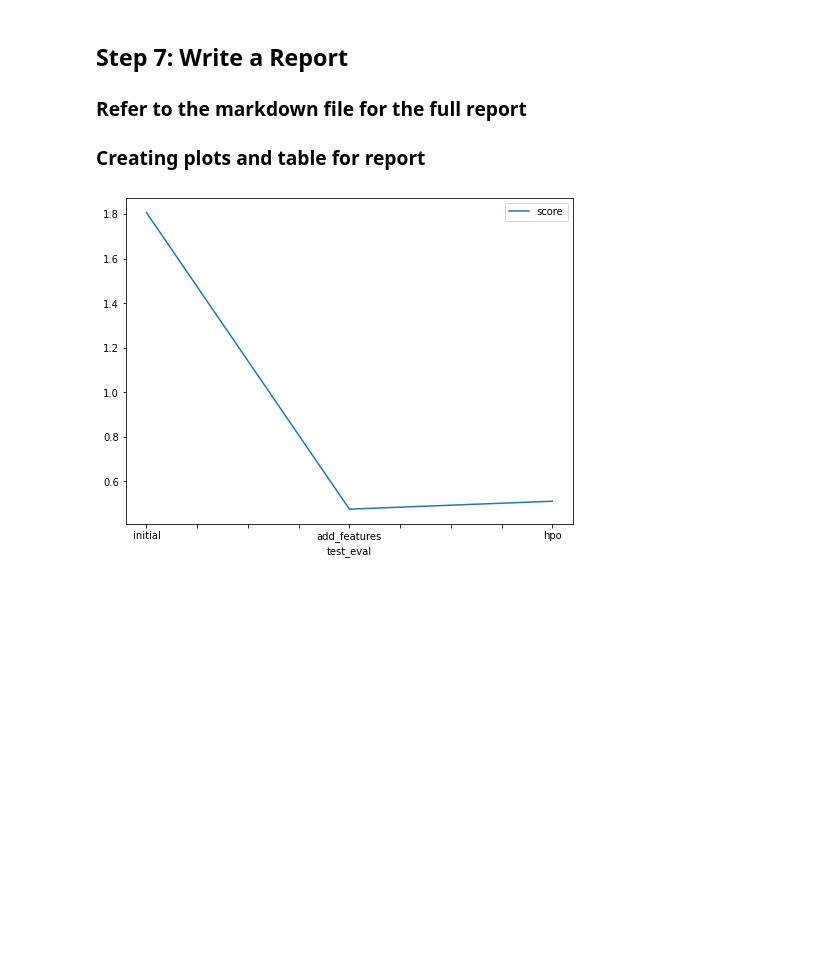
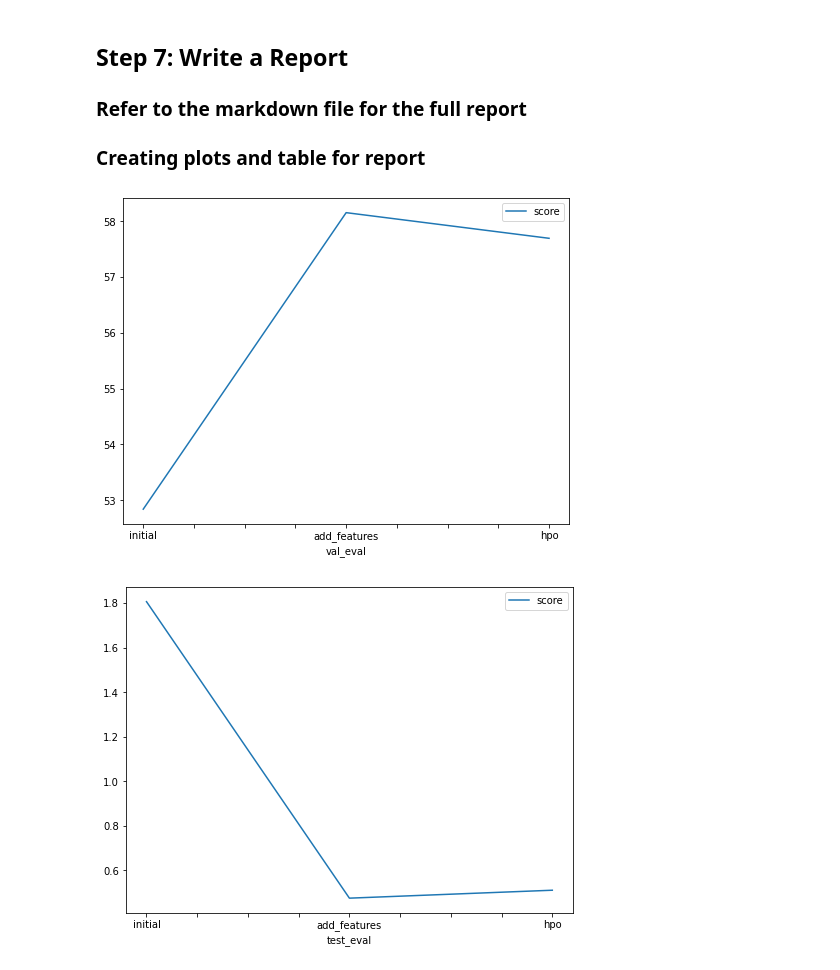
Before and after one commit to phamvanhanh6720/cd0385-project-starter, a Jupyter notebook: project/project-template.ipynb, the cells around one changed output. Drawn from its saved outputs; the diff is of its cells as text; code cells hidden in the pictures; blank space fills up the shorter version.

```diff
--- a/project/project-template.ipynb
+++ b/project/project-template.ipynb
@@ -716,6 +716,19 @@ fig = pd.DataFrame(
     }
 ).plot(x="model", y="score", figsize=(8, 6)).get_figure()
 fig.savefig('model_train_score.png')
+# %%
+import matplotlib.pyplot as plt
+import pandas as pd
+
+fig = pd.DataFrame(
+    {
+        "val_eval": ["initial", "add_features", "hpo"],
+        "score": [52.8395, 58.1546, 57.6949]
+    }
+).plot(x="val_eval", y="score", figsize=(8, 6)).get_figure()
+fig.savefig('model_train_score.png')
+# %% [output]
+[figure, added]
 # %%
 # Take the 3 kaggle scores and creating a line plot to show improvement
 fig = pd.DataFrame(
```
Also changed, not shown: 2 other files.
